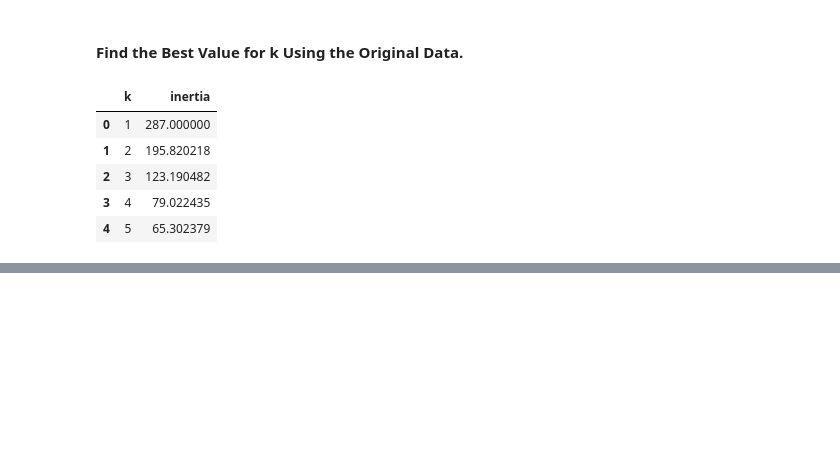
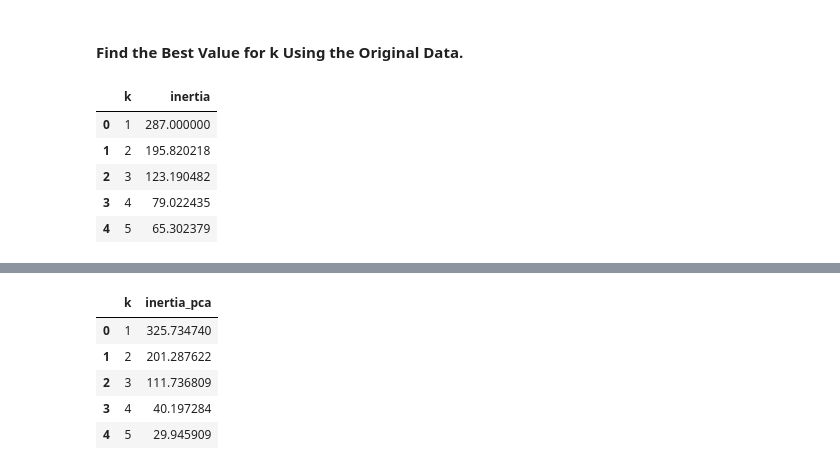
Before and after one commit to MohammedRizwan-1/CryptoClustering-Analysis, a Jupyter notebook: Working_Jup_N.ipynb, the cells around one changed output, grey strips where cells are left out. Cells and saved outputs as stored; diff of their text form; code cells hidden in the pictures; blank space fills up the shorter version.

```diff
--- a/Working_Jup_N.ipynb
+++ b/Working_Jup_N.ipynb
@@ -142,0 +252,32 @@ k_elbow
+# %%
+# Create a list with the number of k-values from 1 to 11
+k_pca = list(range(1,11))
+# %%
+# Create an empiy list to store the inertia values
+inertia_pca = []
+
+# Create a for loop to compute the inertia with each possible value of k
+# Inside the loop:
+# 1. Create a KMeans model using the loop counter for the n_clusters
+# 2. Fit the model to the data using `df_market_data_pca`
+# 3. Append the model.inertia_ to the inertia list
+for i in k_pca:
+    k_pca_model = KMeans(n_clusters=i, random_state=0)
+    k_pca_model.fit(df_crypto_pca)
+    inertia_pca.append(k_pca_model.inertia_)
+# %%
+# Create a dictionary with the data to plot the Elbow curve
+pca_elbow_data = {"k": k_pca, "inertia_pca": inertia_pca}
+
+# Create a DataFrame with the data to plot the Elbow curve
+df_elbow_pca = pd.DataFrame(pca_elbow_data)
+
+# Review the DataFrame
+df_elbow_pca.head()
+# %% [output]
+|  | k | inertia_pca |
+| 0 | 1 | 325.734740 |
+| 1 | 2 | 201.287622 |
+| 2 | 3 | 111.736809 |
+| 3 | 4 | 40.197284 |
+| 4 | 5 | 29.945909 |
```
Also changed, not shown: parts of 17 cells of this notebook.
